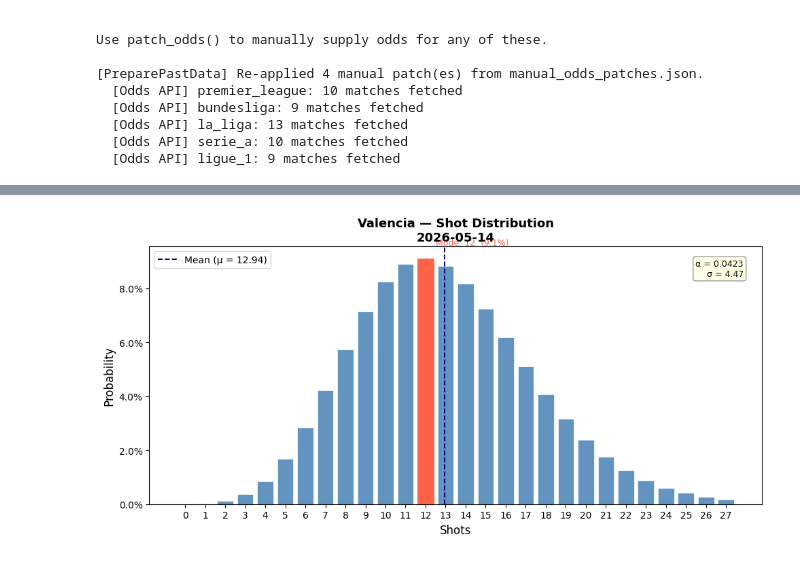
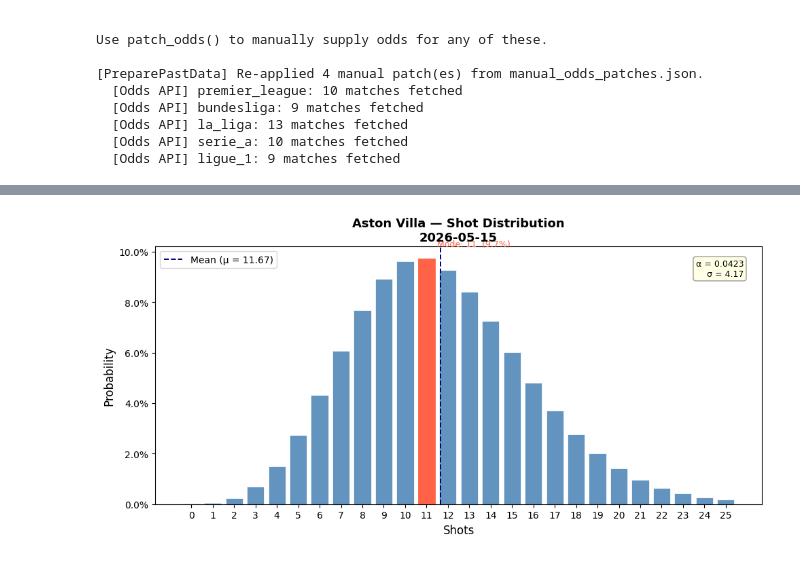
Before and after one commit to aaraval007-wq/shots-odds, a Jupyter notebook: main.ipynb, the cells around one changed output, grey strips where cells are left out. Saved outputs shown, nothing was run; the diff lists cells and outputs as text; code cells hidden in the pictures.

```diff
--- a/main.ipynb
+++ b/main.ipynb
@@ -32,0 +43,3 @@ Use patch_odds() to manually supply odds for any of these.
+# %%
+date = '2026-05-15' # date of the match
+team = "Aston Villa"   #The team playing on the date
@@ -33,4 +56,6 @@ Use patch_odds() to manually supply odds for any of these.
 # %%
-sp.plot('2026-05-14', "Valencia")
+### Provides a graph to visualise the odds of the number of shots the team takes in the match
+
+sp.plot(date, team)
 # %% [output]
-[figure, old version]
+[figure, new version]
```
Also changed, not shown: parts of 9 cells of this notebook, 5 other files.
